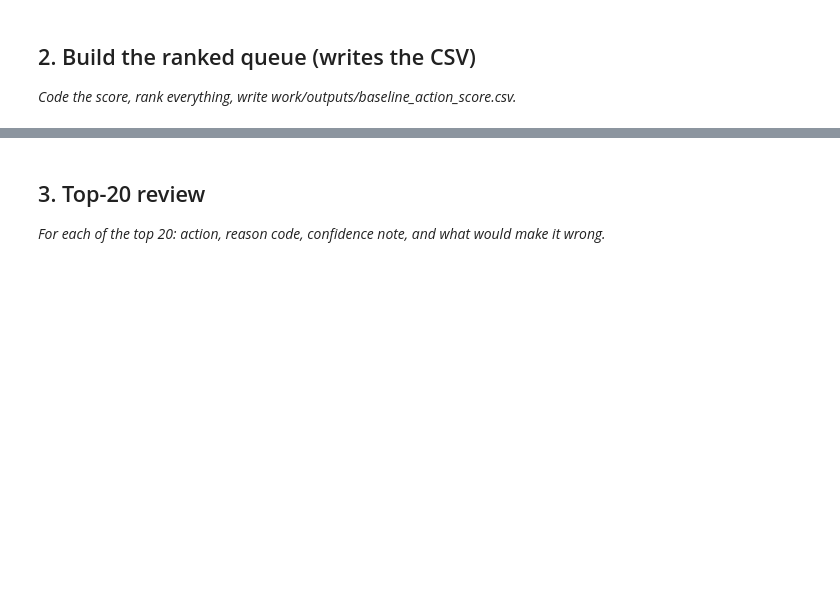
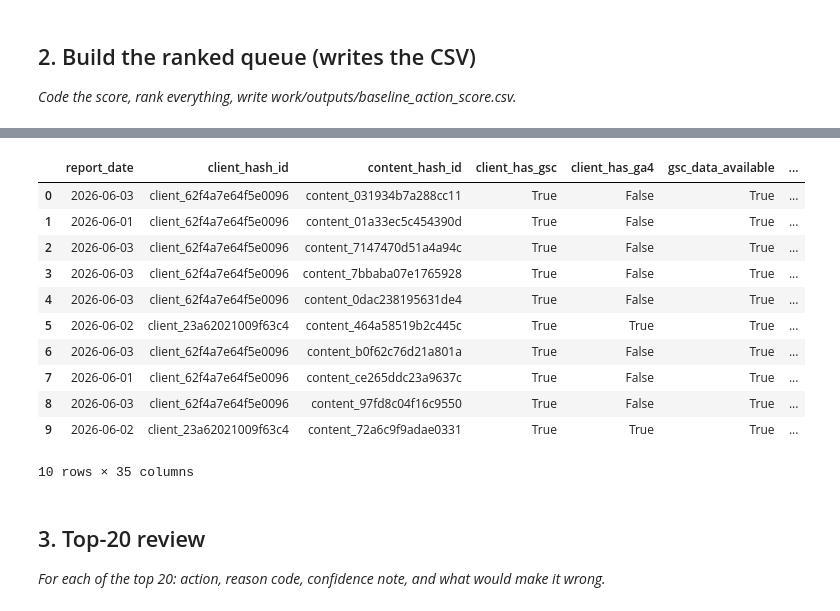
Before and after one commit to jawad66108/flyrank_ML_internship, a Jupyter notebook: work/notebooks/w04_baseline_score.ipynb, the cells around one changed output, grey strips where cells are left out. Drawn from its saved outputs; the diff is of its cells as text; code cells hidden in the pictures; blank space fills up the shorter version.

```diff
--- a/work/notebooks/w04_baseline_score.ipynb
+++ b/work/notebooks/w04_baseline_score.ipynb
@@ -22,0 +97,68 @@ This skeleton is yours to fill. Work the sections **in order** — each one has
+# %%
+import numpy as np
+import os
+
+# Date
+df["report_date"] = pd.to_datetime(df["report_date"])
+
+
+# CTR
+df["ctr"] = df["gsc_clicks"] / (df["gsc_impressions"] + 1)
+
+
+# Score
+df["score"] = (
+    df["gsc_impressions"].rank(pct=True) * 0.4 +
+    (1 - df["ctr"].rank(pct=True)) * 0.4 +
+    (1 - df["gsc_sum_position"].rank(pct=True)) * 0.2
+)
+
+
+# Calculate thresholds once
+high_imp = df["gsc_impressions"].quantile(0.75)
+median_ctr = df["ctr"].median()
+median_imp = df["gsc_impressions"].median()
+
+
+# Vectorized reason codes
+df["reason_code"] = np.select(
+    [
+        (df["gsc_impressions"] > high_imp) &
+        (df["ctr"] < median_ctr),
+
+        df["gsc_sum_position"] > 10,
+
+        df["gsc_impressions"] > median_imp
+    ],
+    [
+        "HIGH_IMPRESSIONS_LOW_CTR",
+        "RANKING_IMPROVEMENT",
+        "GROWTH_OPPORTUNITY"
+    ],
+    default="STABLE_PERFORMER"
+)
+
+
+# Rank
+df = df.sort_values(
+    "score",
+    ascending=False
+).reset_index(drop=True)
+
+df["rank"] = df.index + 1
+
+
+# Save
+os.makedirs("work/outputs", exist_ok=True)
+
+df.head(100).to_csv(
+    "work/outputs/baseline_action_score.csv",
+    index=False
+)
+
+
+print("Completed")
+print(df.shape)
+
+df.head(10)
+# %% [output]
@@ -23,3 +167,15 @@ This skeleton is yours to fill. Work the sections **in order** — each one has
+|  | report_date | client_hash_id | content_hash_id | client_has_gsc | client_has_ga4 | gsc_data_available | ... |
+| 0 | 2026-06-03 | client_62f4a7e64f5e0096 | content_031934b7a288cc11 | True | False | True | ... |
+| 1 | 2026-06-01 | client_62f4a7e64f5e0096 | content_01a33ec5c454390d | True | False | True | ... |
+| 2 | 2026-06-03 | client_62f4a7e64f5e0096 | content_7147470d51a4a94c | True | False | True | ... |
+| 3 | 2026-06-03 | client_62f4a7e64f5e0096 | content_7bbaba07e1765928 | True | False | True | ... |
+| 4 | 2026-06-03 | client_62f4a7e64f5e0096 | content_0dac238195631de4 | True | False | True | ... |
+| 5 | 2026-06-02 | client_23a62021009f63c4 | content_464a58519b2c445c | True | True | True | ... |
+| 6 | 2026-06-03 | client_62f4a7e64f5e0096 | content_b0f62c76d21a801a | True | False | True | ... |
+| 7 | 2026-06-01 | client_62f4a7e64f5e0096 | content_ce265ddc23a9637c | True | False | True | ... |
+| 8 | 2026-06-03 | client_62f4a7e64f5e0096 | content_97fd8c04f16c9550 | True | False | True | ... |
+| 9 | 2026-06-02 | client_23a62021009f63c4 | content_72a6c9f9adae0331 | True | True | True | ... |
+10 rows × 35 columns
 # %% [markdown]
 ## 3. Top-20 review
 
```
Also changed, not shown: parts of 14 cells of this notebook.
